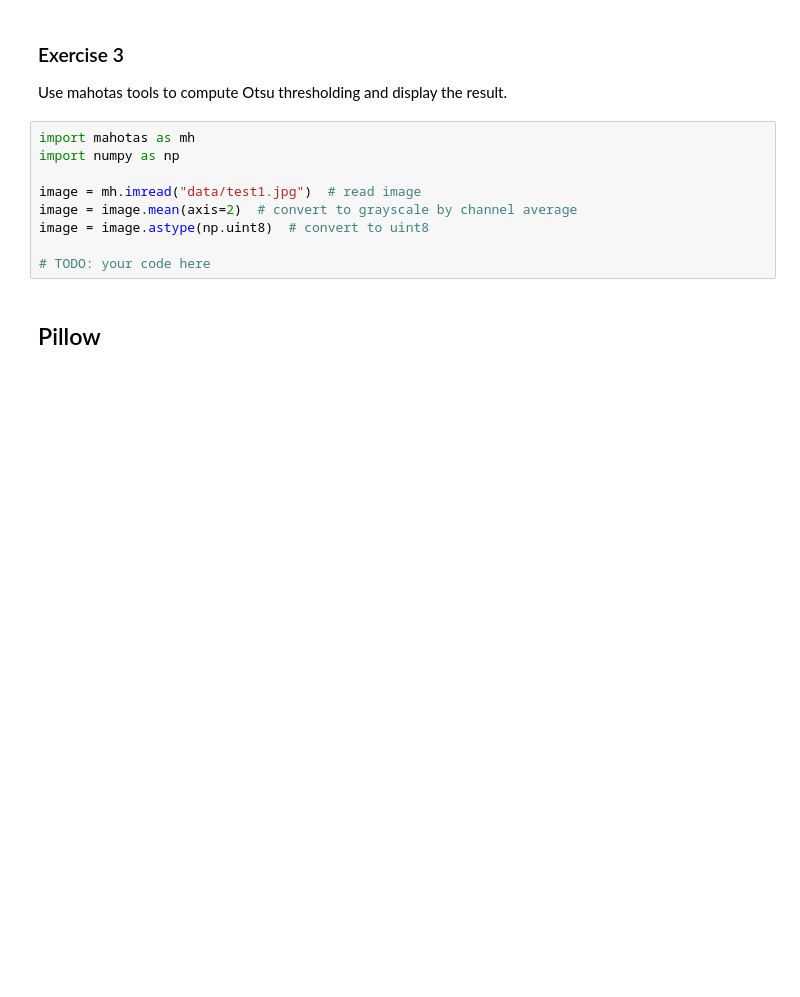
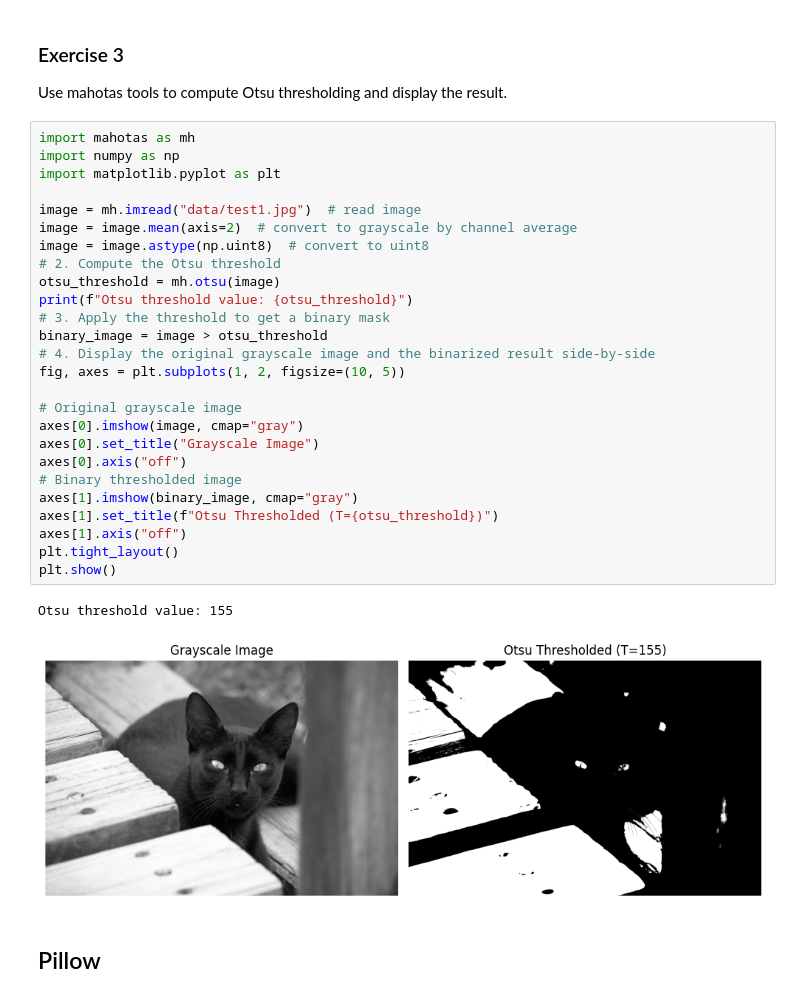
Before and after one commit to RLopez112/dlfcv-lab, a Jupyter notebook: Session2/main.ipynb, the cells around one changed output. Drawn from its saved outputs; the diff is of its cells as text; blank space fills up the shorter version.

```diff
--- a/Session2/main.ipynb
+++ b/Session2/main.ipynb
@@ -130,15 +130,35 @@ Scikit-image does not compute "mean grayscale" directly. When converting to gray
 # %% [markdown]
 ### Exercise 3
 Use mahotas tools to compute Otsu thresholding and display the result.
-# %%
-import mahotas as mh
-import numpy as np
-
-image = mh.imread("data/test1.jpg")  # read image
-image = image.mean(axis=2)  # convert to grayscale by channel average
-image = image.astype(np.uint8)  # convert to uint8
-
-# TODO: your code here
+# %%
+import mahotas as mh
+import numpy as np
+import matplotlib.pyplot as plt
+
+image = mh.imread("data/test1.jpg")  # read image
+image = image.mean(axis=2)  # convert to grayscale by channel average
+image = image.astype(np.uint8)  # convert to uint8
+# 2. Compute the Otsu threshold
+otsu_threshold = mh.otsu(image)
+print(f"Otsu threshold value: {otsu_threshold}")
+# 3. Apply the threshold to get a binary mask
+binary_image = image > otsu_threshold
+# 4. Display the original grayscale image and the binarized result side-by-side
+fig, axes = plt.subplots(1, 2, figsize=(10, 5))
+
+# Original grayscale image
+axes[0].imshow(image, cmap="gray")
+axes[0].set_title("Grayscale Image")
+axes[0].axis("off")
+# Binary thresholded image
+axes[1].imshow(binary_image, cmap="gray")
+axes[1].set_title(f"Otsu Thresholded (T={otsu_threshold})")
+axes[1].axis("off")
+plt.tight_layout()
+plt.show()
+# %% [output]
+Otsu threshold value: 155
+[figure, added]
 # %% [markdown]
 ## Pillow
 # %% [markdown]
```
Also changed, not shown: parts of 2 cells of this notebook.
